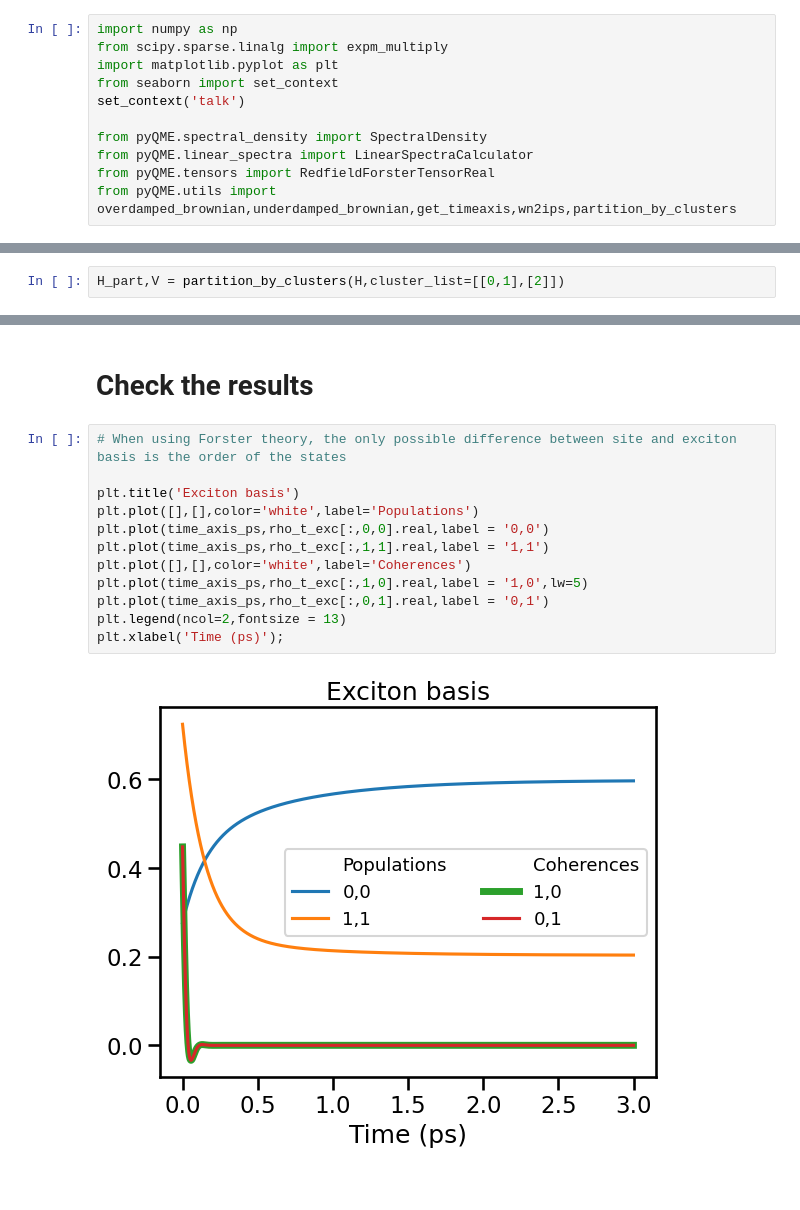
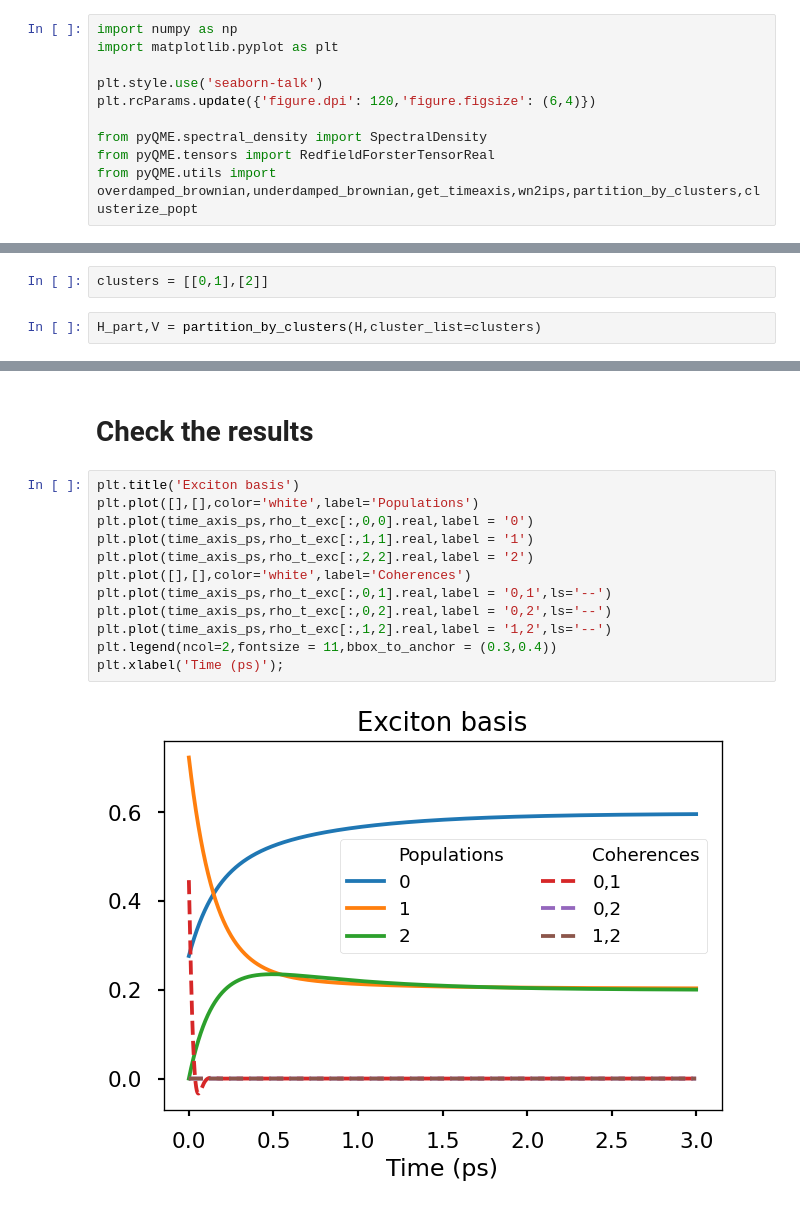
Before and after one commit to Molecolab-Pisa/pyQME, a Jupyter notebook: examples/notebooks/excited_state_dynamics/redfield_forster.ipynb, the cells around one changed output, grey strips where cells are left out. Drawn from its saved outputs; the diff is of its cells as text.

```diff
--- a/examples/notebooks/excited_state_dynamics/redfield_forster.ipynb
+++ b/examples/notebooks/excited_state_dynamics/redfield_forster.ipynb
@@ -2,15 +2,14 @@
 # Import needed packages
 # %%
 import numpy as np
-from scipy.sparse.linalg import expm_multiply
 import matplotlib.pyplot as plt
-from seaborn import set_context
-set_context('talk')
+
+plt.style.use('seaborn-talk')
+plt.rcParams.update({'figure.dpi': 120,'figure.figsize': (6,4)})
 
 from pyQME.spectral_density import SpectralDensity
-from pyQME.linear_spectra import LinearSpectraCalculator
 from pyQME.tensors import RedfieldForsterTensorReal
-from pyQME.utils import overdamped_brownian,underdamped_brownian,get_timeaxis,wn2ips,partition_by_clusters
+from pyQME.utils import overdamped_brownian,underdamped_brownian,get_timeaxis,wn2ips,partition_by_clusters,clusterize_popt
 # %% [markdown]
 # Define the system
 # %% [markdown]
@@ -36,8 +35,10 @@ array([[1.00e+04, 1.00e+02, 1.00e+01],
        [1.00e+01, 3.00e+01, 1.02e+04]])
 # %% [markdown]
 **Partitioning of the Hamiltonian**
+# %%
+clusters = [[0,1],[2]]
 # %%
-H_part,V = partition_by_clusters(H,cluster_list=[[0,1],[2]])
+H_part,V = partition_by_clusters(H,cluster_list=clusters)
 # %%
 H_part
 # %% [output]
@@ -109,19 +115,19 @@ rho_t_site = rel_tens_obj.transform_back(rho_t_exc)
 # %% [markdown]
 # Check the results
 # %%
-# When using Forster theory, the only possible difference between site and exciton basis is the order of the states
-
 plt.title('Exciton basis')
 plt.plot([],[],color='white',label='Populations')
-plt.plot(time_axis_ps,rho_t_exc[:,0,0].real,label = '0,0')
-plt.plot(time_axis_ps,rho_t_exc[:,1,1].real,label = '1,1')
+plt.plot(time_axis_ps,rho_t_exc[:,0,0].real,label = '0')
+plt.plot(time_axis_ps,rho_t_exc[:,1,1].real,label = '1')
+plt.plot(time_axis_ps,rho_t_exc[:,2,2].real,label = '2')
 plt.plot([],[],color='white',label='Coherences')
-plt.plot(time_axis_ps,rho_t_exc[:,1,0].real,label = '1,0',lw=5)
-plt.plot(time_axis_ps,rho_t_exc[:,0,1].real,label = '0,1')
-plt.legend(ncol=2,fontsize = 13)
+plt.plot(time_axis_ps,rho_t_exc[:,0,1].real,label = '0,1',ls='--')
+plt.plot(time_axis_ps,rho_t_exc[:,0,2].real,label = '0,2',ls='--')
+plt.plot(time_axis_ps,rho_t_exc[:,1,2].real,label = '1,2',ls='--')
+plt.legend(ncol=2,fontsize = 11,bbox_to_anchor = (0.3,0.4))
 plt.xlabel('Time (ps)');
 # %% [output]
-[figure, old version]
+[figure, new version]
 # %%
 plt.title('Site basis')
 plt.plot([],[],color='white',label='Populations')
```
Also changed, not shown: parts of 6 cells of this notebook, 27 other files.
